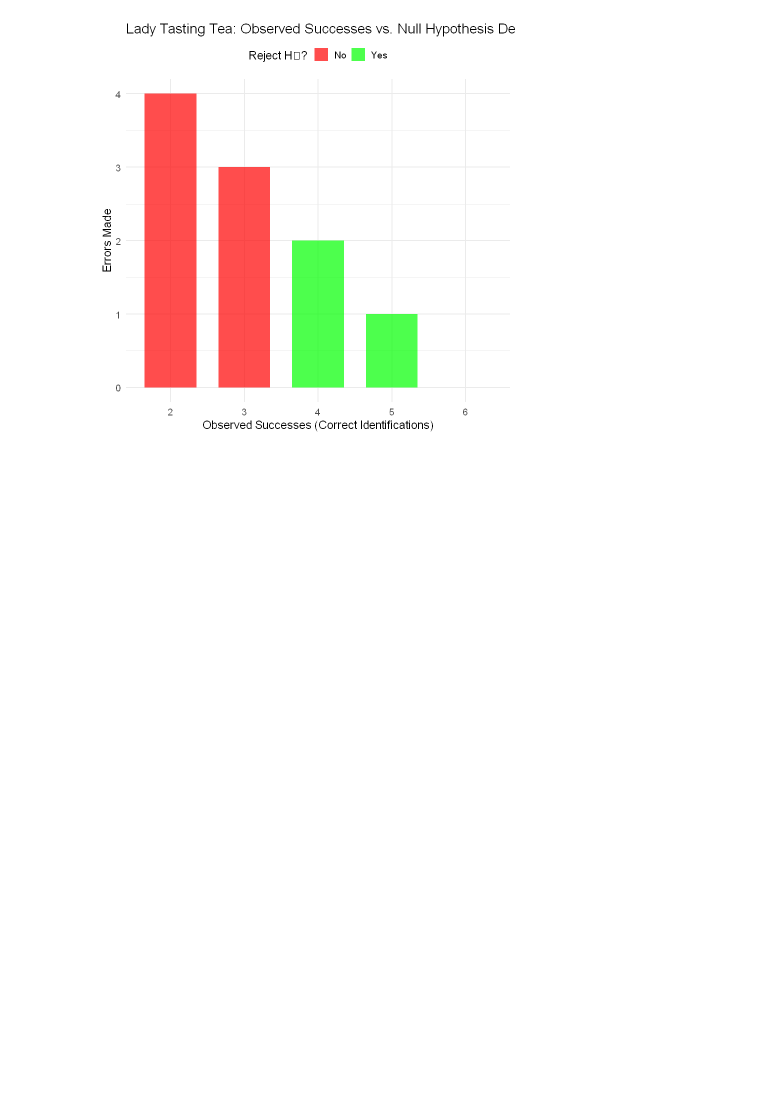
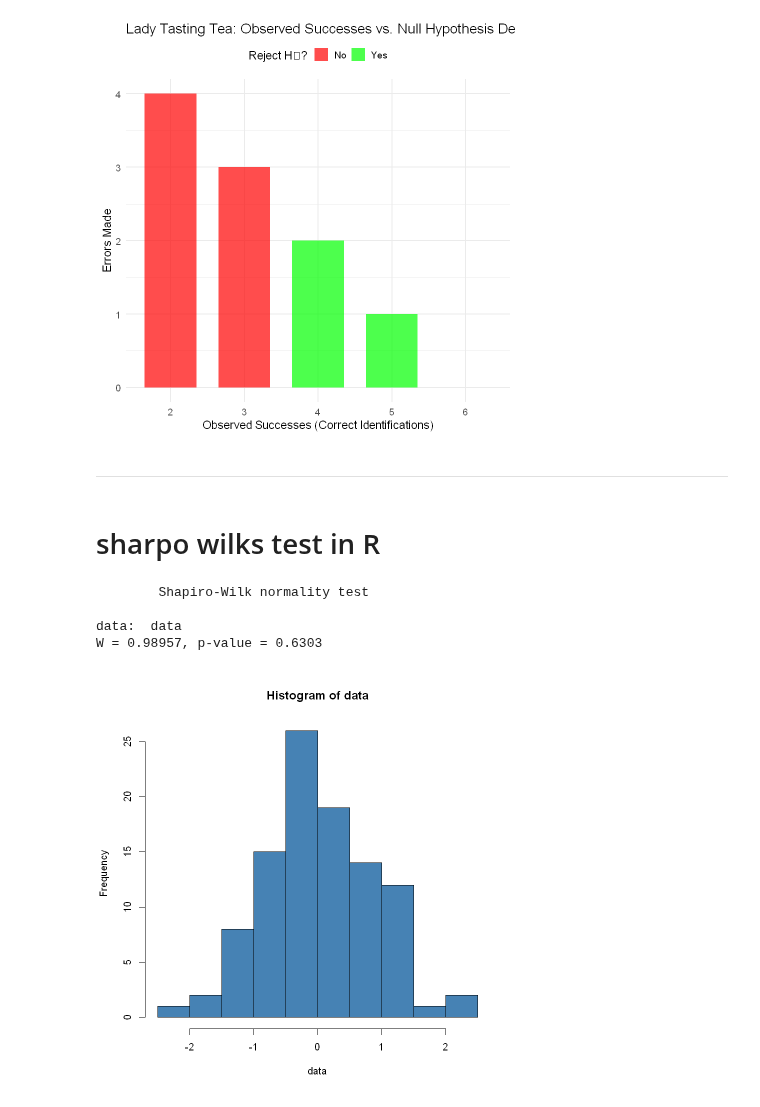
Before and after one commit to keithmmc/appliedstats, a Jupyter notebook: statswithR/fisherR.ipynb, the cells around one changed output. Drawn from its saved outputs; the diff is of its cells as text; code cells hidden in the pictures; blank space fills up the shorter version.

```diff
--- a/statswithR/fisherR.ipynb
+++ b/statswithR/fisherR.ipynb
@@ -40,3 +40,25 @@ ggplot(results, aes(x = factor(Observed_Successes), y = Errors_Made, fill = Null
 4                  3           3                       No
 5                  2           4                       No
 [figure]
+# %% [markdown]
+----------------------------------------------------------------------
+# %% [markdown]
+# sharpo wilks test in R
+# %%
+#make this example reproducible
+set.seed(0)
+
+#create dataset of 100 random values generated from a normal distribution
+data <- rnorm(100)
+
+#perform Shapiro-Wilk test for normality
+shapiro.test(data)
+# %% [output]
+        Shapiro-Wilk normality test
+
+data:  data
+W = 0.98957, p-value = 0.6303
+# %%
+hist(data, col='steelblue')
+# %% [output]
+[figure, added]
```
Also changed, not shown: parts of 1 cell of this notebook.
